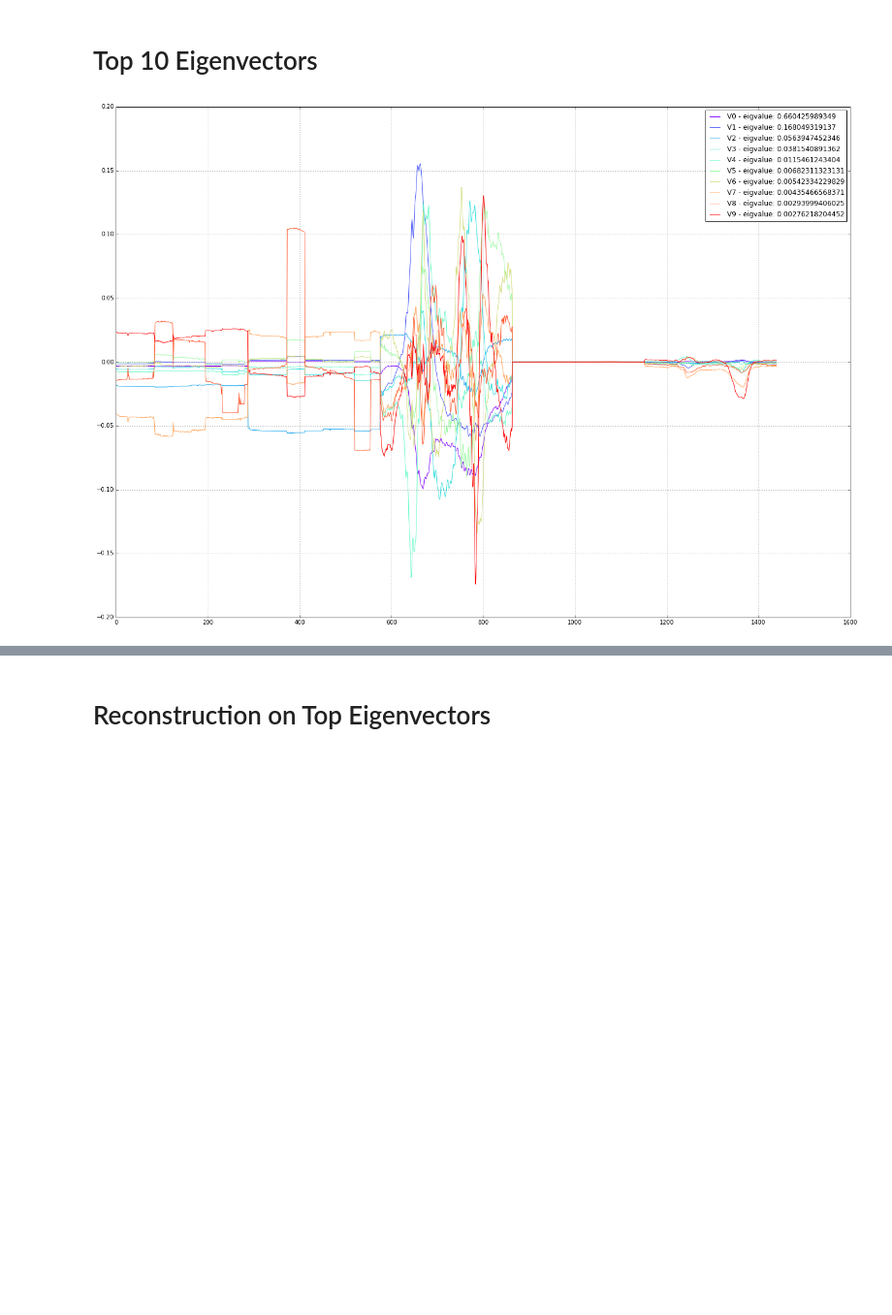
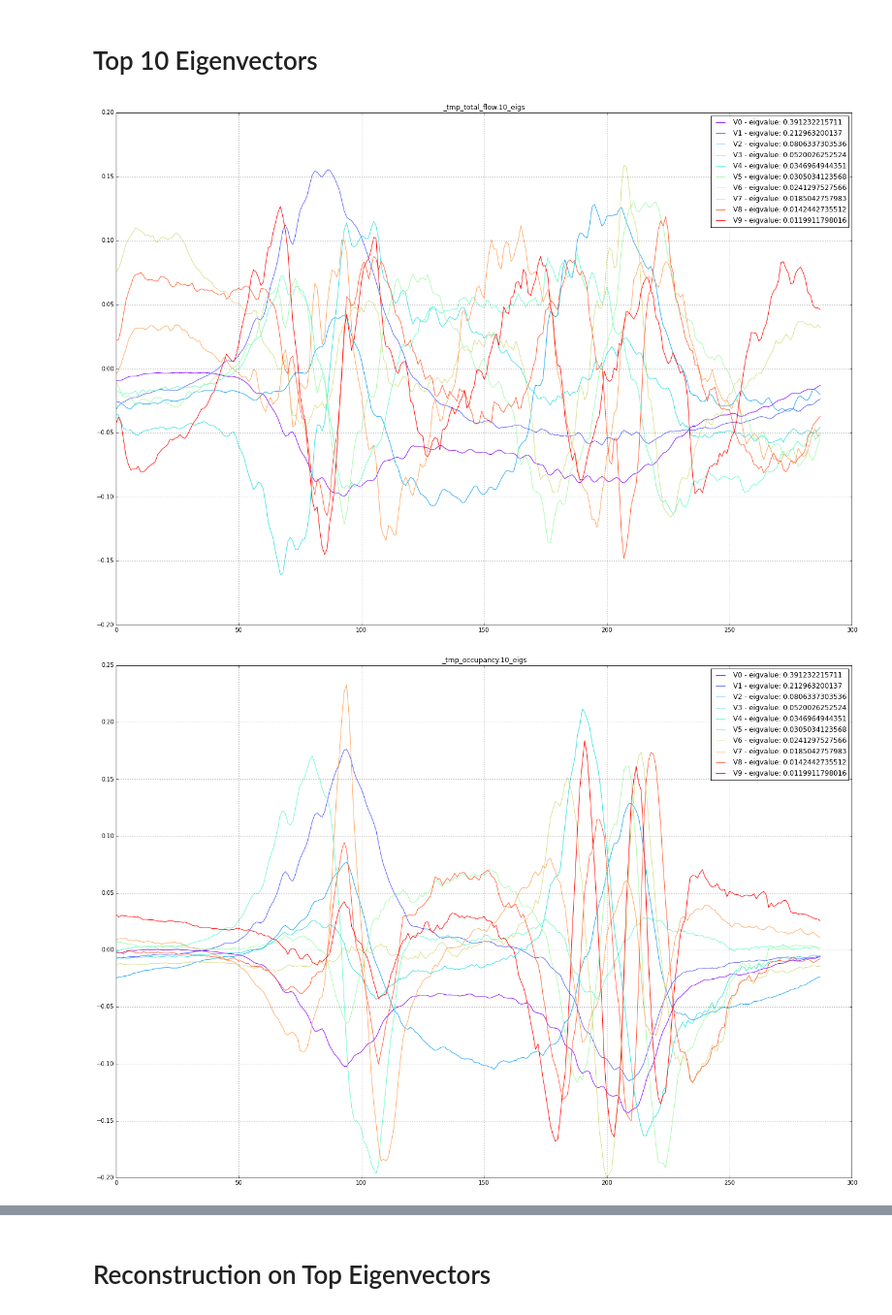
Before and after one commit to conwaywong/dse_capstone, a Jupyter notebook: ml/notebooks/SparkMLibViz.ipynb, the cells around one changed output, grey strips where cells are left out. Shown at 97% size. Saved outputs shown, nothing was run; the diff lists cells and outputs as text; code cells hidden in the pictures; blank space fills up the shorter version.

Commit message:
update to pivot based on field, initial viz of different sample pivots

```diff
--- a/ml/notebooks/SparkMLibViz.ipynb
+++ b/ml/notebooks/SparkMLibViz.ipynb
@@ -47,0 +35,16 @@ fig.savefig('/tmp/sample_explained_variance.pdf')
+# %%
+k= 30
+
+for p in m_file_prefixes:
+    fig, ax= plt.subplots(figsize=(16,8))
+    m_filename= p + 'eigenvalues.01_2010.csv'
+    m_eig_values= pd.read_csv(m_filename, header=None).values[0]
+    #
+    m_plot_arr = ([0, ] + list(np.cumsum(m_eig_values[:k])))
+    print(m_plot_arr)
+    ax.plot(m_plot_arr)
+    m_title= p.replace('/', '_') + 'explained_variance'
+    ax.set_title(m_title)
+    #
+    m_output_filename= p + 'explained_variance.pdf'
+    fig.savefig(m_output_filename)
@@ -50,21 +60,31 @@ fig.savefig('/tmp/sample_explained_variance.pdf')
 # %%
 from matplotlib.pyplot import cm
 
 n= 10
-m_eigs_t= m_eigs.T
-colors=cm.rainbow(np.linspace(0,1,n))
+for p in m_file_prefixes:
+    m_filename= p + 'eigenvectors.01_2010.csv'
+    m_eigs= pd.read_csv(m_filename, header=None).values
+    #
+    m_eigs_t= m_eigs.T
+    colors=cm.rainbow(np.linspace(0,1,n))
 
-width= 23
-height= 16
-fig, ax= plt.subplots(figsize=(width,height))
-l_x= [i for i in xrange(shape(m_eigs_t)[1])] # l_x is 1440, as there are 1440 columns in each eigenvector
-for i in xrange(n):
-    l_y= m_eigs_t[i]
-    m_eig_value= m_eig_values[i]
-    m_label= 'V{} - eigvalue: {}'.format(i, m_eig_value)
-    ax.plot(l_x, l_y, color=colors[i], label=m_label)
-ax.grid()
-ax.legend()
-fig.savefig("/tmp/sample_10_eigs.pdf")
+    width= 23
+    height= 16
+    fig, ax= plt.subplots(figsize=(width,height))
+    l_x= [i for i in xrange(shape(m_eigs_t)[1])]
+    for i in xrange(n):
+        l_y= m_eigs_t[i]
+        m_eig_value= m_eig_values[i]
+        m_label= 'V{} - eigvalue: {}'.format(i, m_eig_value)
+        ax.plot(l_x, l_y, color=colors[i], label=m_label)
+    ax.grid()
+    ax.legend()
+
+    m_title= p.replace('/', '_') + '10_eigs'
+    ax.set_title(m_title)
+    #
+    m_output_filename= p + '10_eigs.pdf'
+    fig.savefig(m_output_filename)
 # %% [output]
-[figure, old version]
+[figure, new version]
+[figure, added]
```
Also changed, not shown: parts of 10 cells of this notebook, 4 other files.
